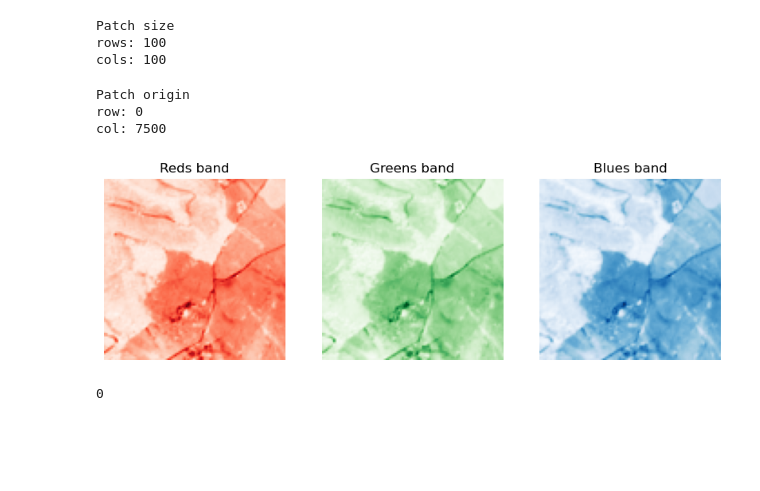
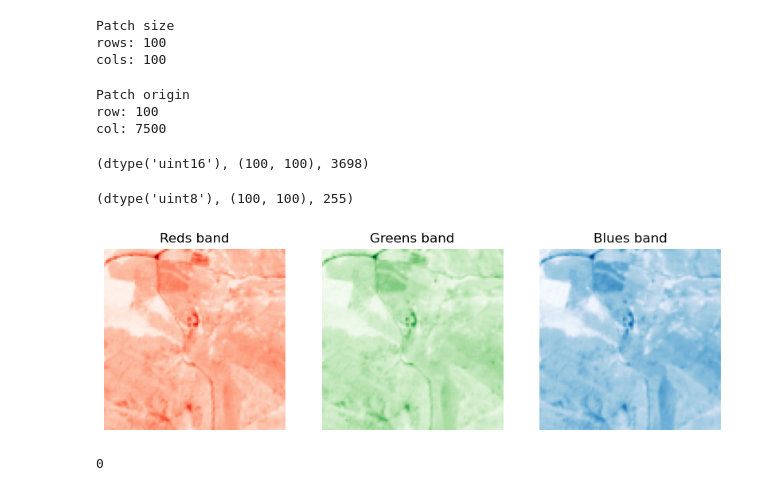
Before and after one commit to luigiselmi/copernicus_sentinel-2, a Jupyter notebook: sentinel2_dataset.ipynb, the cells around one changed output. Saved outputs shown, nothing was run; the diff lists cells and outputs as text; code cells hidden in the pictures; blank space fills up the shorter version.

```diff
--- a/sentinel2_dataset.ipynb
+++ b/sentinel2_dataset.ipynb
@@ -201,14 +177,14 @@ rows: 100
 cols: 100
 # %%
 patch_index_x = 75
-patch_index_y = 0
+patch_index_y = 1
 # %%
 patch_origin_col = patch_index_x * patch_length_cols
 patch_origin_row = patch_index_y * patch_length_rows
 print('Patch origin\nrow: {:d}\ncol: {:d}'.format(patch_origin_row, patch_origin_col))
 # %% [output]
 Patch origin
-row: 0
+row: 100
 col: 7500
 # %%
 g_tile_ds = gdal.Open(g_band)
@@ -217,13 +193,22 @@ b_tile_ds = gdal.Open(b_band)
 r_patch_data = getRasterBands(r_tile_ds, patch_origin_col, patch_origin_row, patch_length_cols, patch_length_rows)[0]
 g_patch_data = getRasterBands(g_tile_ds, patch_origin_col, patch_origin_row, patch_length_cols, patch_length_rows)[0]
 b_patch_data = getRasterBands(b_tile_ds, patch_origin_col, patch_origin_row, patch_length_cols, patch_length_rows)[0]
-bands = [r_patch_data, g_patch_data, b_patch_data]
+patch_bands = [r_patch_data, g_patch_data, b_patch_data]
+# %%
+r_patch_data.dtype, r_patch_data.shape, r_patch_data.max()
+# %% [output]
+(dtype('uint16'), (100, 100), 3698)
+# %%
+n_array = normalize_bitdepth(r_patch_data)
+n_array.dtype, n_array.shape, n_array.max()
+# %% [output]
+(dtype('uint8'), (100, 100), 255)
 # %%
 channel = ['Reds', 'Greens', 'Blues']
 fig, ax = plt.subplots(nrows=1, ncols=3, figsize=(10,10))
 for i in range(0, 3):
     ax[i].set_title('%s band'%channel[i])
     ax[i].set_axis_off()
-    ax[i].imshow(bands[i], cmap=channel[i])
+    ax[i].imshow(normalize_uint8(patch_bands[i]), cmap=channel[i])
 # %% [output]
-[figure, old version]
+[figure, new version]
```
Also changed, not shown: parts of 7 cells of this notebook, 1 other file.
